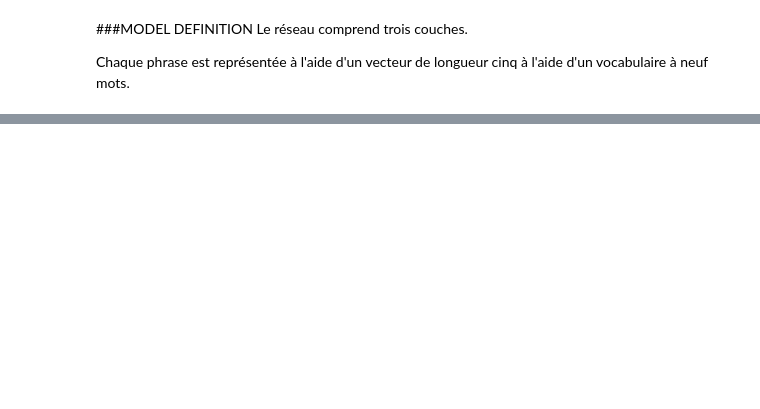
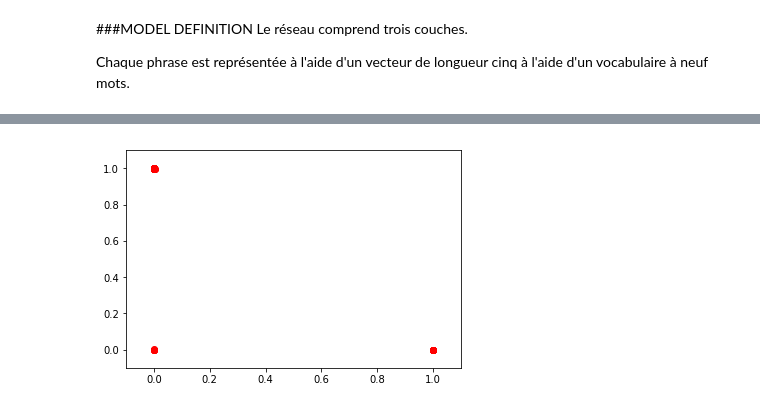
Before and after one commit to emmanuelfe/costtweet, a Jupyter notebook: Costtweet CNN+Fasttext.ipynb, the cells around one changed output, grey strips where cells are left out. Saved outputs shown, nothing was run; the diff lists cells and outputs as text; code cells hidden in the pictures; blank space fills up the shorter version.

```diff
--- a/Costtweet CNN+Fasttext.ipynb
+++ b/Costtweet CNN+Fasttext.ipynb
@@ -271,5 +335,5 @@ NameError: name 'XEncoded' is not defined
 # %%
-dataset['predicted'] = list(model.predict(XEncoded))
+dataset['predicted'] = list(model.predict(x_train))
 
 def decodeY(L):
 	if L[0]>L[1] and L[0]>L[2]:
@@ -283,0 +379,5 @@ dataset
+# %%
+model.fit(x_train, y_train,
+          batch_size=128,
+          epochs=50,
+          validation_data=(x_val, y_val))
@@ -283,0 +423,24 @@ dataset
+# %%
+dataset['predicted'] = list(model.predict(data))
+
+def decodeY(L):
+	if L[0]>L[1] and L[0]>L[2]:
+		return "cher"
+	elif L[2]>L[1] and L[2]>L[0]:
+		return "éco"
+	else:
+		return "moyen"
+
+
+def color_negative_red(val1,val2):
+    """
+    Takes a scalar and returns a string with
+    the css property `'color: red'` for negative
+    strings, black otherwise.
+    """
+    color = 'red' if val1 <> val2
+    return 'color: %s' % color
+
+
+dataset['resultat']=list(map(decodeY,dataset['predicted']))
+dataset
@@ -283,0 +465,15 @@ dataset
+# %%
+import matplotlib
+import matplotlib.pyplot as plt
+
+
+for x,y,z in dataset['predicted']:
+    #print(x,z)
+    plt.plot(x,z,'ro')
+
+
+#plt.plot([1,2,3,4], [1,4,9,16], 'ro')
+plt.axis([-0.1, 1.1, -0.1, 1.1])
+plt.show()
+# %% [output]
+[figure, added]
```
Also changed, not shown: parts of 18 cells of this notebook.
